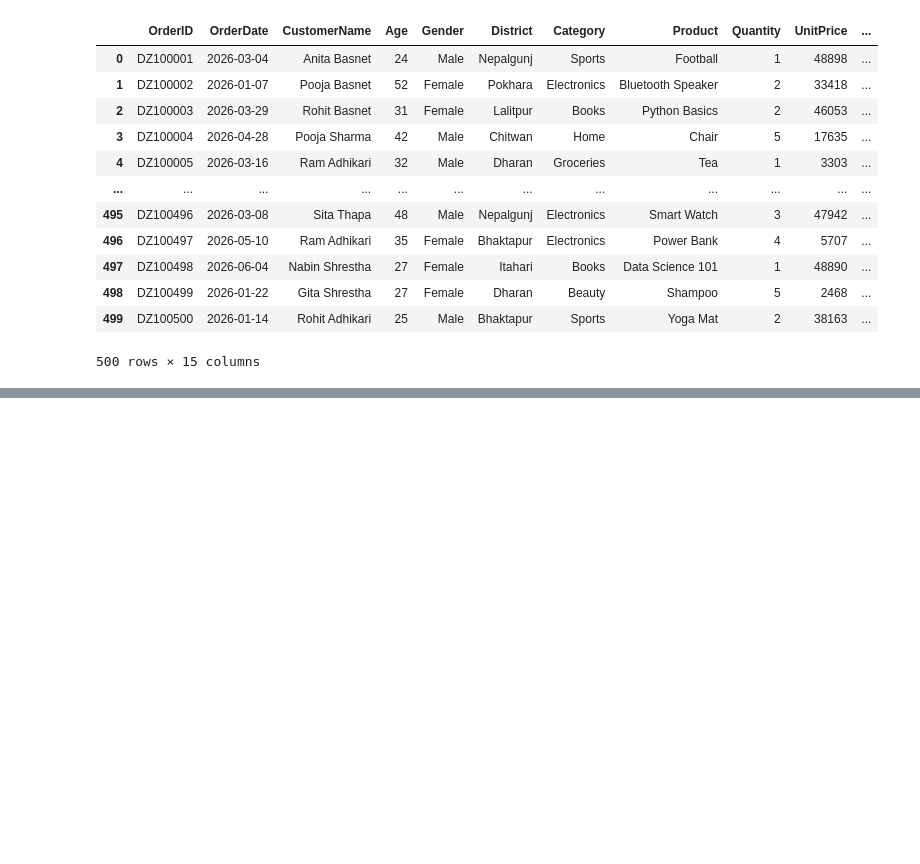
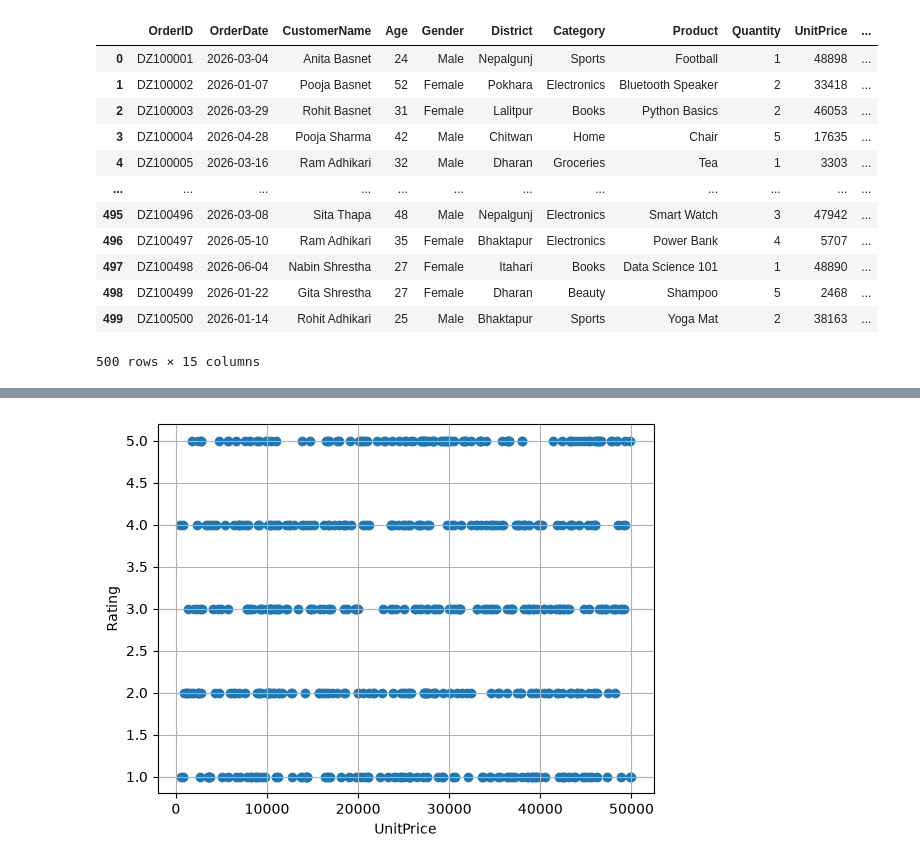
Before and after one commit to Ishann77ojhaa/Data_Analysis, a Jupyter notebook: matplotlib.ipynb, the cells around one changed output, grey strips where cells are left out. Drawn from its saved outputs; the diff is of its cells as text; code cells hidden in the pictures; blank space fills up the shorter version.

```diff
--- a/matplotlib.ipynb
+++ b/matplotlib.ipynb
@@ -126,0 +161,10 @@ dd
+# %%
+#Relatiion between price and rating
+
+plt.scatter(dd["UnitPrice"], dd["Rating"])
+plt.xlabel("UnitPrice")
+plt.ylabel("Rating")
+plt.grid(True)
+plt.show()
+# %% [output]
+[figure, added]
```
Also changed, not shown: parts of 4 cells of this notebook.
